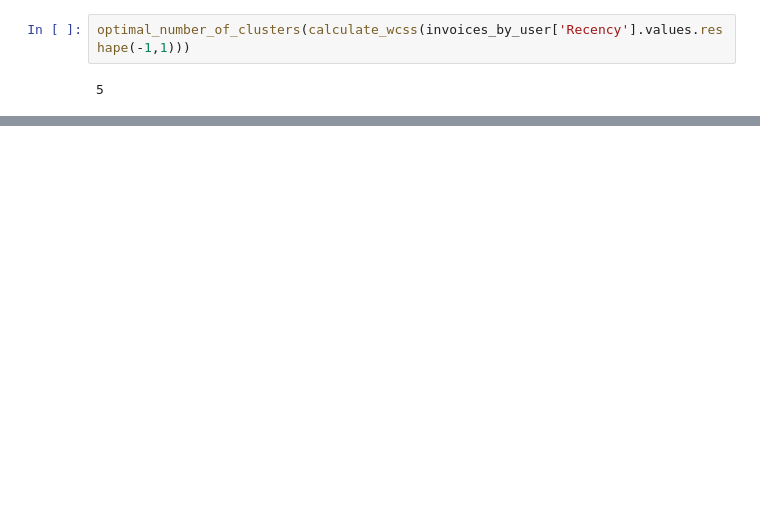
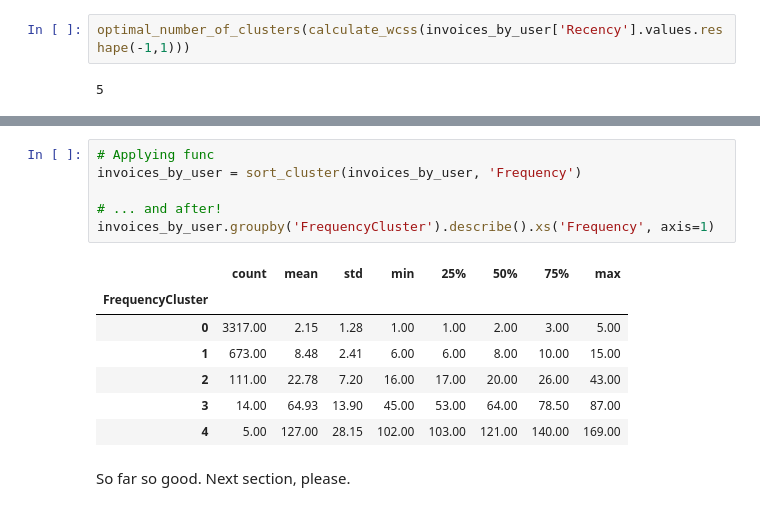
Before and after one commit to igordpm/extracting-insights-from-raw-data, a Jupyter notebook: src/03 - Customer segmentation (RFM analysis).ipynb, the cells around one changed output, grey strips where cells are left out. Drawn from its saved outputs; the diff is of its cells as text; blank space fills up the shorter version.

```diff
--- a/src/03 - Customer segmentation (RFM analysis).ipynb
+++ b/src/03 - Customer segmentation (RFM analysis).ipynb
@@ -212,0 +278,16 @@ px.histogram(data_frame=invoices_by_user.query('Frequency < 100'), x='Frequency'
+# %%
+# Applying func
+invoices_by_user = sort_cluster(invoices_by_user, 'Frequency')
+
+# ... and after!
+invoices_by_user.groupby('FrequencyCluster').describe().xs('Frequency', axis=1)
+# %% [output]
+|  | count | mean | std | min | 25% | 50% | 75% | max |
+| FrequencyCluster |  |  |  |  |  |  |  |  |
+| 0 | 3317.00 | 2.15 | 1.28 | 1.00 | 1.00 | 2.00 | 3.00 | 5.00 |
+| 1 | 673.00 | 8.48 | 2.41 | 6.00 | 6.00 | 8.00 | 10.00 | 15.00 |
+| 2 | 111.00 | 22.78 | 7.20 | 16.00 | 17.00 | 20.00 | 26.00 | 43.00 |
+| 3 | 14.00 | 64.93 | 13.90 | 45.00 | 53.00 | 64.00 | 78.50 | 87.00 |
+| 4 | 5.00 | 127.00 | 28.15 | 102.00 | 103.00 | 121.00 | 140.00 | 169.00 |
+# %% [markdown]
+So far so good. Next section, please.
```
Also changed, not shown: parts of 68 cells of this notebook.
